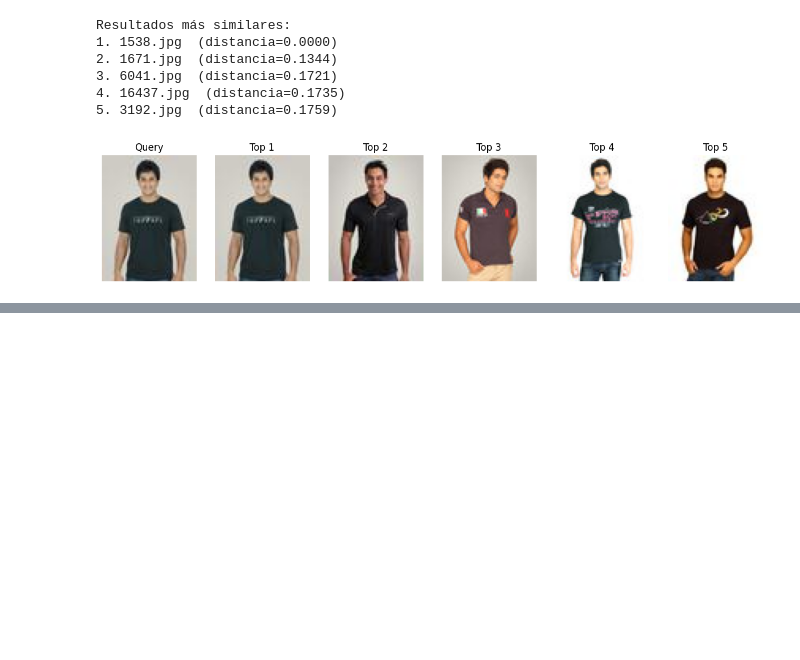
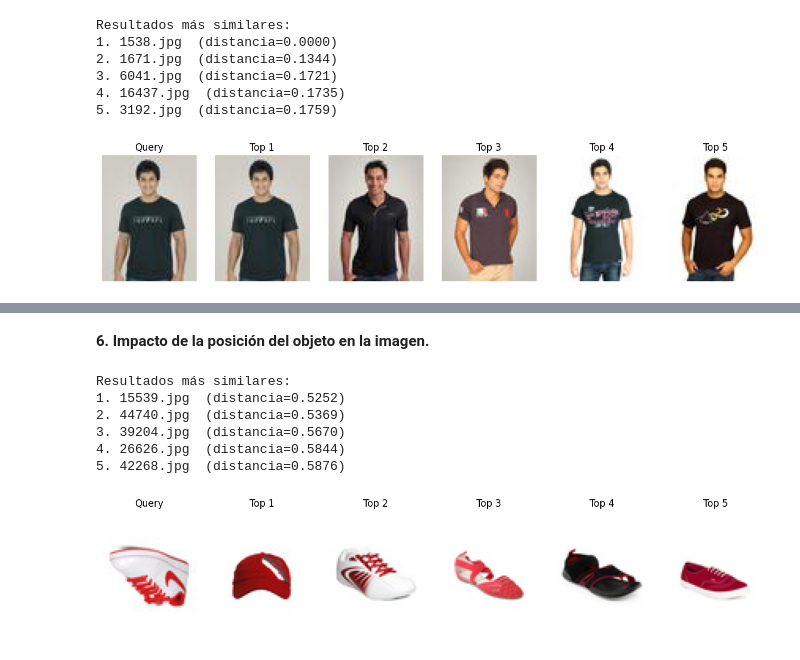
Before and after one commit to cabustillo13/visual-search-voxel51, a Jupyter notebook: visual_search.ipynb, the cells around one changed output, grey strips where cells are left out. Cells and saved outputs as stored; diff of their text form; code cells hidden in the pictures; blank space fills up the shorter version.

```diff
--- a/visual_search.ipynb
+++ b/visual_search.ipynb
@@ -224,0 +247,14 @@ Resultados más similares:
+# %% [markdown]
+**6. Impacto de la posición del objeto en la imagen.**
+# %%
+query_path = "images_test/prueba_6.jpg"
+results = search_similar(MODELO, query_path, top_k=5)
+show_results(query_path, results)
+# %% [output]
+Resultados más similares:
+1. 15539.jpg  (distancia=0.5252)
+2. 44740.jpg  (distancia=0.5369)
+3. 39204.jpg  (distancia=0.5670)
+4. 26626.jpg  (distancia=0.5844)
+5. 42268.jpg  (distancia=0.5876)
+[figure, added]
```
Also changed, not shown: parts of 6 cells of this notebook, 2 other files.
